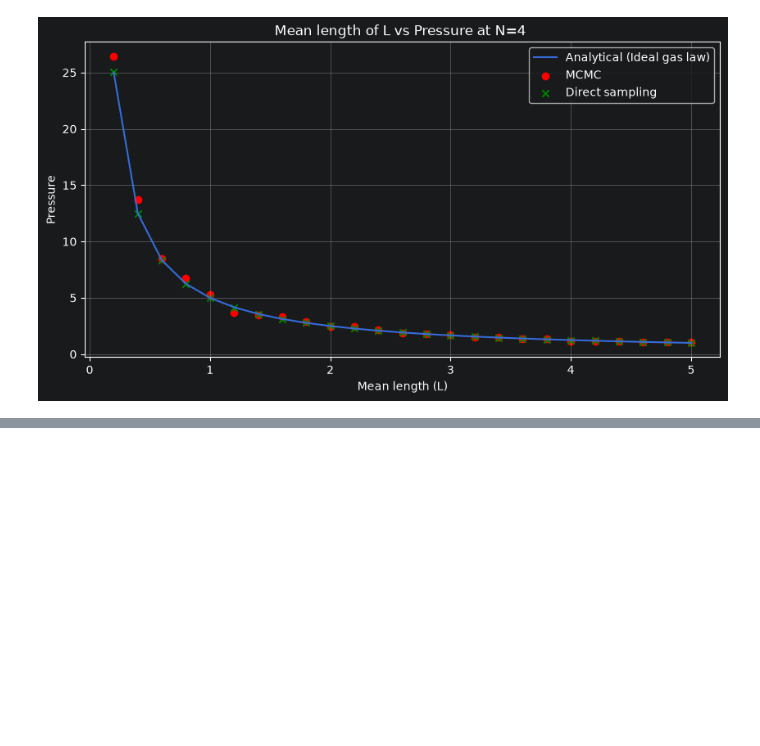
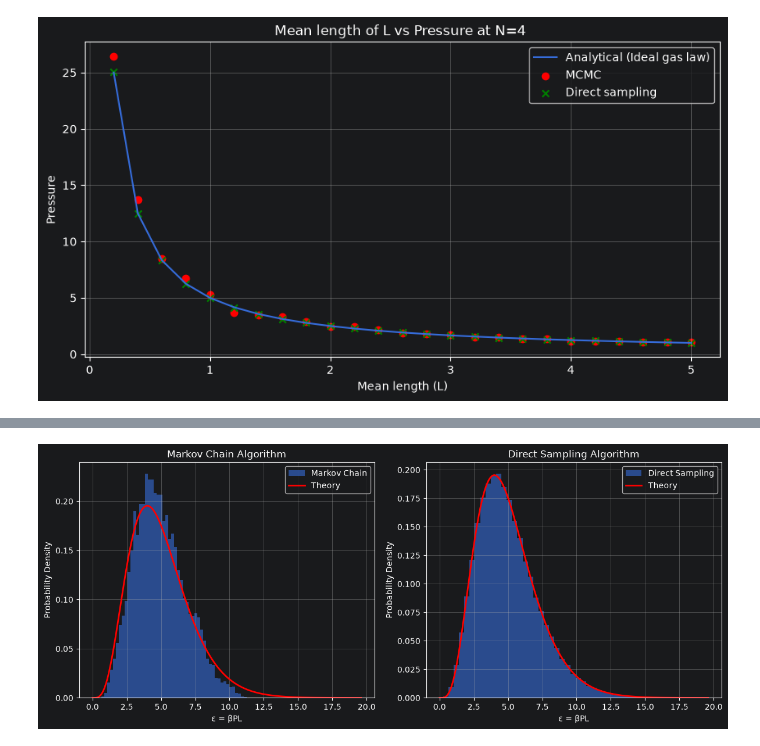
Before and after one commit to pamuduamarasinghe/Computational-Statistical-Mechanics, a Jupyter notebook: CSM05.ipynb, the cells around one changed output, grey strips where cells are left out. Drawn from its saved outputs; the diff is of its cells as text; code cells hidden in the pictures; blank space fills up the shorter version.

Commit message:
PDF comparsion for Markov chain and Direct sampling

```diff
--- a/CSM05.ipynb
+++ b/CSM05.ipynb
@@ -259,0 +264,86 @@ plt.show()
+# %%
+import numpy as np
+import matplotlib.pyplot as plt
+import math
+
+def markov_chain(N, delta, iter, beta_p=1.0):
+
+    L = float(N + 1) / beta_p
+    x = np.sort(np.random.uniform(0, L, N))
+
+    samples = []
+
+    for i in range(iter):
+
+        particle = np.random.randint(0, N + 1)
+
+        # Move a particle
+        if particle < N:
+
+            new_x = x[particle] + np.random.uniform(-delta, delta)
+            left = x[particle-1] if particle > 0 else 0
+            right = x[particle+1] if particle < N-1 else L
+
+            if left < new_x < right:
+                x[particle] = new_x
+
+        # Move the piston
+        else:
+            new_L = L + np.random.uniform(-delta, delta)
+            if new_L > x[-1]:
+                prob = np.exp(-beta_p * (new_L - L))
+                if np.random.rand() < prob:
+                    L = new_L
+        samples.append(beta_p * L)
+    return np.array(samples)
+
+
+def direct_sampling(N, iter, beta_p=1.0):
+
+    samples = []
+
+    for i in range(iter):
+
+        u = np.random.rand(N + 1)
+        gaps = -np.log(u) / beta_p
+        L = np.sum(gaps)
+        samples.append(beta_p * L)
+
+    return np.array(samples)
+
+N = 4
+delta = 0.5
+iterations = 100000
+beta_p = 1.0
+
+e_mcmc = markov_chain(N, delta, iterations, beta_p)
+e_direct = direct_sampling(N, iterations, beta_p)
+
+# Theoretical PDF
+eps = np.linspace(0, max(np.max(e_mcmc), np.max(e_direct)), 500)
+Pdf = (eps**N * np.exp(-eps)) / math.factorial(N)
+
+
+plt.figure(figsize=(12,5))
+plt.subplot(1,2,1)
+plt.hist(e_mcmc,bins=50,density=True,alpha=0.6,label="Markov Chain")
+plt.plot(eps,Pdf,'r',linewidth=2,label="Theory")
+plt.title("Markov Chain Algorithm")
+plt.xlabel("ε = βPL")
+plt.ylabel("Probability Density")
+plt.grid(True)
+plt.legend()
+
+plt.subplot(1,2,2)
+plt.hist(e_direct,bins=50,density=True,alpha=0.6,label="Direct Sampling")
+plt.plot(eps,Pdf,'r',linewidth=2,label="Theory")
+plt.title("Direct Sampling Algorithm")
+plt.xlabel("ε = βPL")
+plt.ylabel("Probability Density")
+plt.grid(True)
+plt.legend()
+
+plt.tight_layout()
+plt.show()
+# %% [output]
+[figure, added]
```
Also changed, not shown: parts of 2 cells of this notebook.
